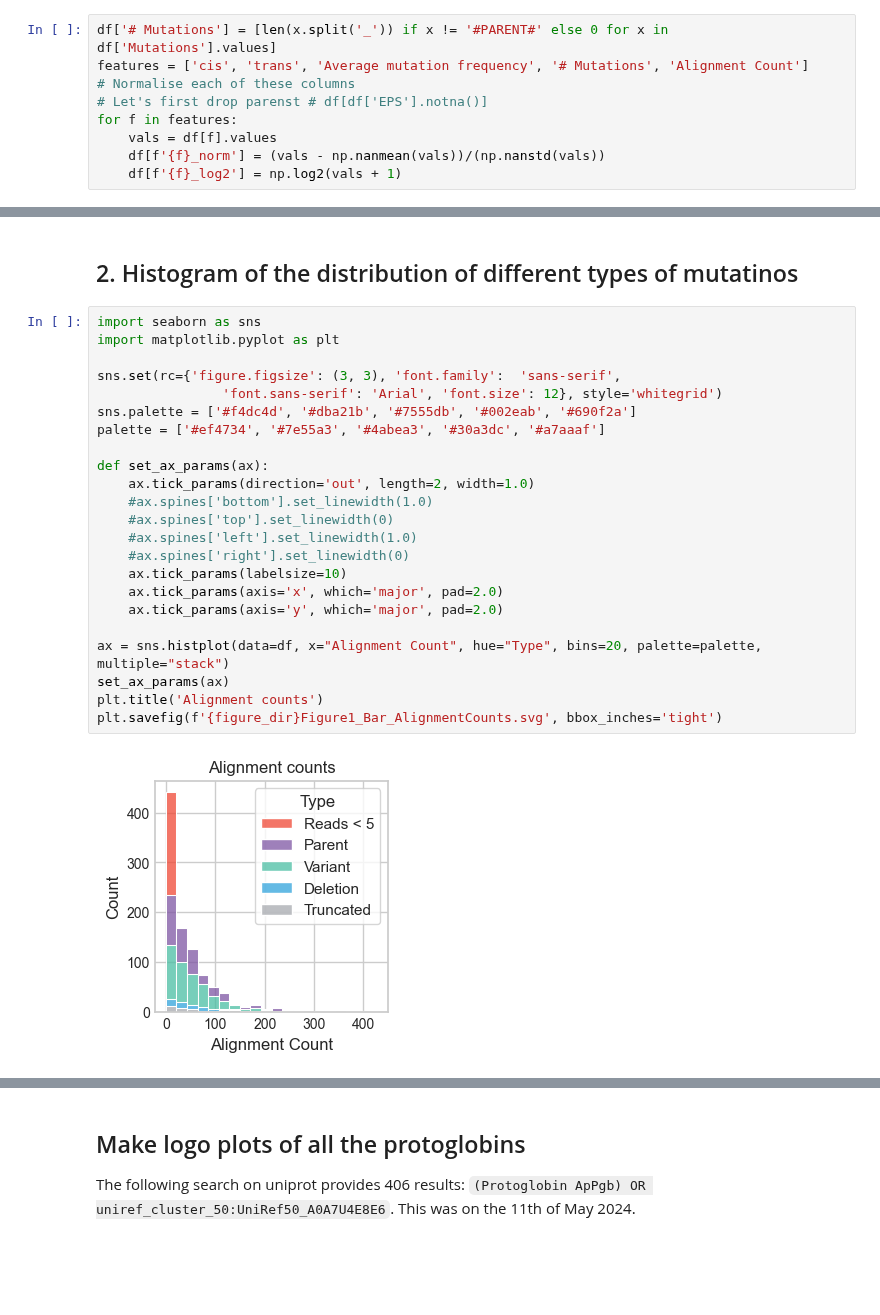
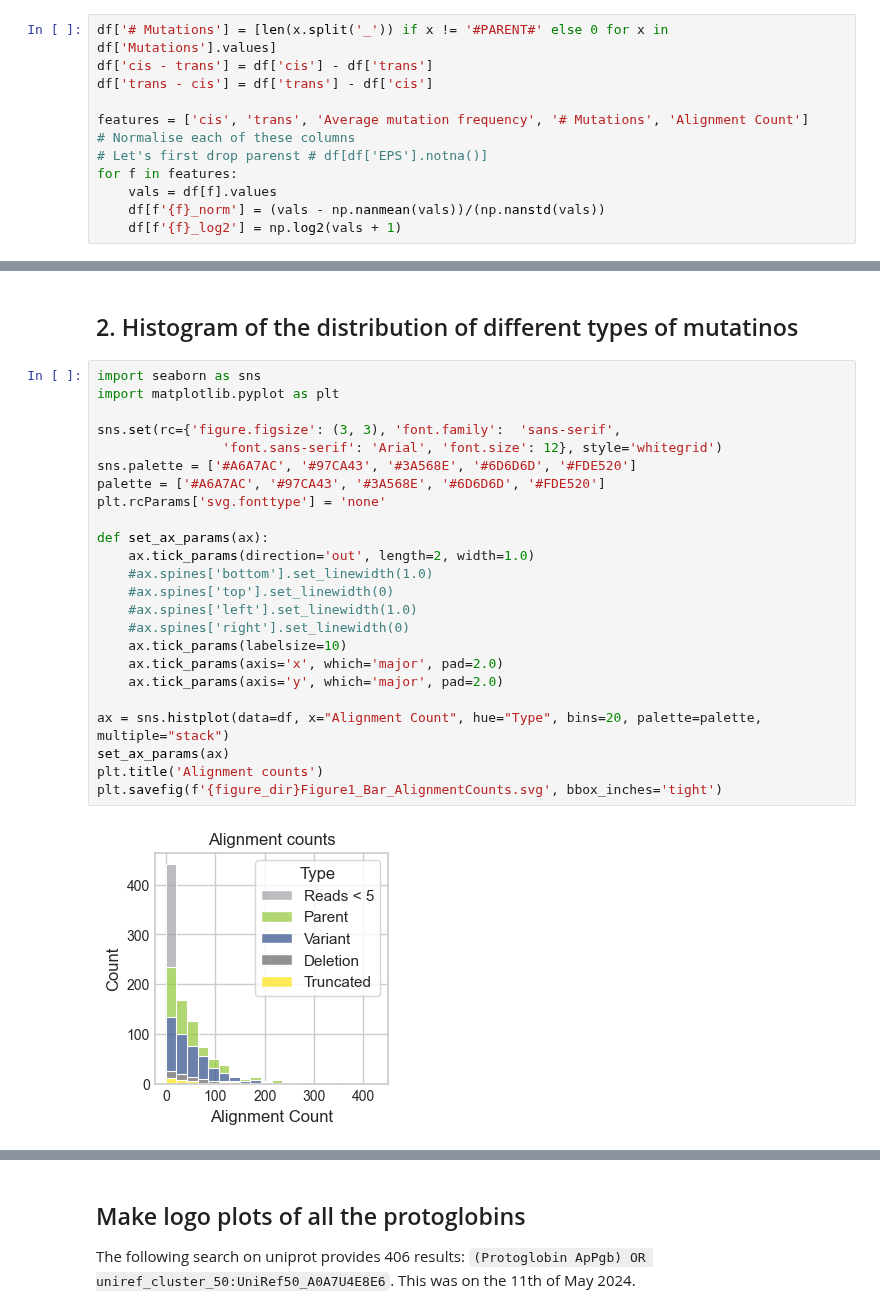
Before and after one commit to fhalab/LevSeq, a Jupyter notebook: manucript/notebooks/Ape AGW/Figures.ipynb, the cells around one changed output, grey strips where cells are left out. Drawn from its saved outputs; the diff is of its cells as text; blank space fills up the shorter version.

```diff
--- a/manucript/notebooks/Ape AGW/Figures.ipynb
+++ b/manucript/notebooks/Ape AGW/Figures.ipynb
@@ -29,6 +28,9 @@ We want to know:
 4. Number of parents, mutation counts, deltions resulting in a frameshift mutation, truncated sequneces
 # %%
 df['# Mutations'] = [len(x.split('_')) if x != '#PARENT#' else 0 for x in df['Mutations'].values]
+df['cis - trans'] = df['cis'] - df['trans']
+df['trans - cis'] = df['trans'] - df['cis']
+
 features = ['cis', 'trans', 'Average mutation frequency', '# Mutations', 'Alignment Count']
 # Normalise each of these columns
 # Let's first drop parenst # df[df['EPS'].notna()]
@@ -176,28 +178,29 @@ Name: count, dtype: int64
 # %%
 import seaborn as sns
 import matplotlib.pyplot as plt
 
 sns.set(rc={'figure.figsize': (3, 3), 'font.family':  'sans-serif',
                 'font.sans-serif': 'Arial', 'font.size': 12}, style='whitegrid')
-sns.palette = ['#f4dc4d', '#dba21b', '#7555db', '#002eab', '#690f2a']
-palette = ['#ef4734', '#7e55a3', '#4abea3', '#30a3dc', '#a7aaaf']
+sns.palette = ['#A6A7AC', '#97CA43', '#3A568E', '#6D6D6D', '#FDE520']
+palette = ['#A6A7AC', '#97CA43', '#3A568E', '#6D6D6D', '#FDE520']
+plt.rcParams['svg.fonttype'] = 'none'
 
 def set_ax_params(ax):
     ax.tick_params(direction='out', length=2, width=1.0)
     #ax.spines['bottom'].set_linewidth(1.0)
     #ax.spines['top'].set_linewidth(0)
     #ax.spines['left'].set_linewidth(1.0)
     #ax.spines['right'].set_linewidth(0)
     ax.tick_params(labelsize=10)
     ax.tick_params(axis='x', which='major', pad=2.0)
     ax.tick_params(axis='y', which='major', pad=2.0)
 
 ax = sns.histplot(data=df, x="Alignment Count", hue="Type", bins=20, palette=palette, multiple="stack")
 set_ax_params(ax)
 plt.title('Alignment counts')
 plt.savefig(f'{figure_dir}Figure1_Bar_AlignmentCounts.svg', bbox_inches='tight')
 # %% [output]
-[figure, old version]
+[figure, new version]
 # %%
 col = 'trans'
 ax = sns.histplot(data=df, x=col, hue="Type", bins=20, palette=palette, multiple="stack")
```
Also changed, not shown: parts of 10 cells of this notebook, 4 other files.
